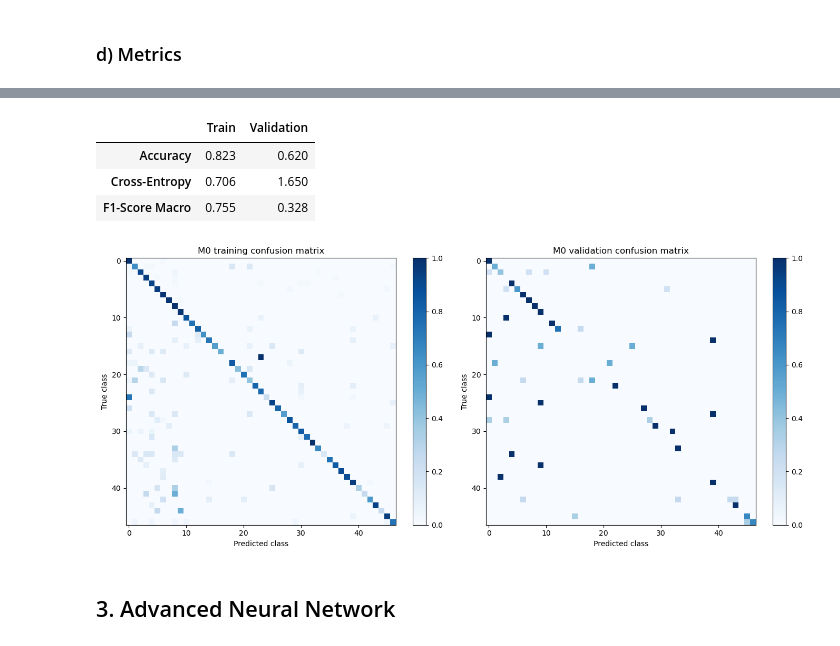
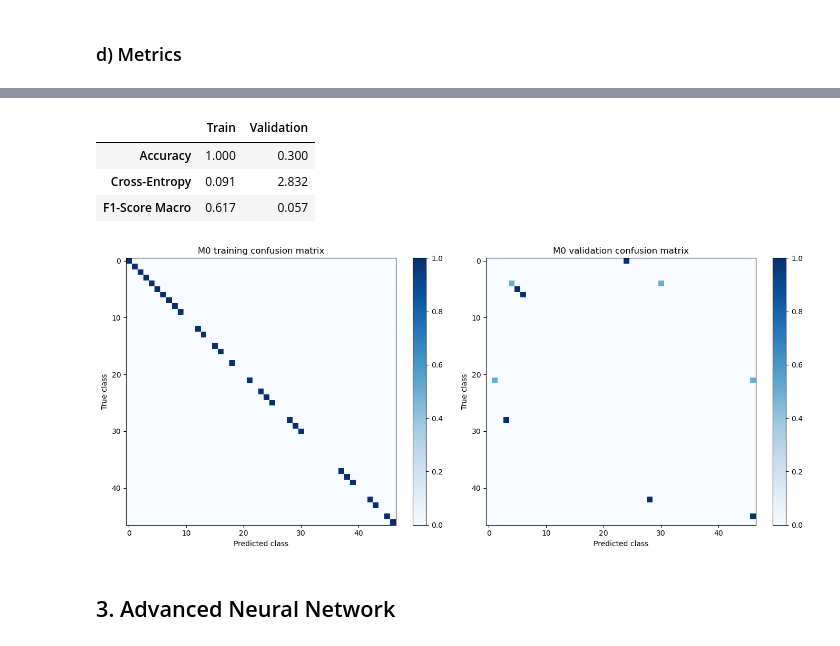
Before and after one commit to abrildiaco/TP3_ML, a Jupyter notebook: Entrega_TP3_viejo.ipynb, the cells around one changed output, grey strips where cells are left out. Drawn from its saved outputs; the diff is of its cells as text; code cells hidden in the pictures.

```diff
--- a/Entrega_TP3_viejo.ipynb
+++ b/Entrega_TP3_viejo.ipynb
@@ -69,9 +58,9 @@ xtr, ytr = train
 xval, yval = val
 xtest, ytest = test
 # %%
-n_train = 1000
-n_val = 100
-n_test = 100
+n_train = 100
+n_val = 10
+n_test = 10
 
 # n_train = xtr.shape[0]
 # n_val = xval.shape[0]
@@ -98,7 +87,7 @@ M0 = MLP(input_size = 28 * 28, hidden_size = 2, hidden_nodes = [128, 64],
          output_size = n_classes, full_batch_chunk_size = 50)
 # %%
 history_M0 = M0.fit(xtr_norm, ytr_sample, X_val = xval_norm, y_val = yval_sample,
-    epochs = 200, verbose = False)
+    epochs = 100, verbose = False)
 # %%
 plot_loss_history(history_M0)
 # %% [output]
@@ -113,23 +115,22 @@ print_training_summary("M0", history_M0, train_results_M0, val_results_M0)
 # %%
 performance_report_table(train_results_M0, val_results_M0)
 
 plot_confusion_matrix(
     [
         train_results_M0["confusion_matrix"],
         val_results_M0["confusion_matrix"]
     ],
     titles = [
         "M0 training confusion matrix",
         "M0 validation confusion matrix"
     ],
-    normalize = True
 )
 # %% [output]
 |  | Train | Validation |
-| Accuracy | 0.823 | 0.620 |
-| Cross-Entropy | 0.706 | 1.650 |
-| F1-Score Macro | 0.755 | 0.328 |
+| Accuracy | 1.000 | 0.300 |
+| Cross-Entropy | 0.091 | 2.832 |
+| F1-Score Macro | 0.617 | 0.057 |
-[figure, old version]
+[figure, new version]
 # %% [markdown]
 ## 3. Advanced Neural Network
 # %% [markdown]
```
Also changed, not shown: parts of 35 cells of this notebook, 7 other files.
